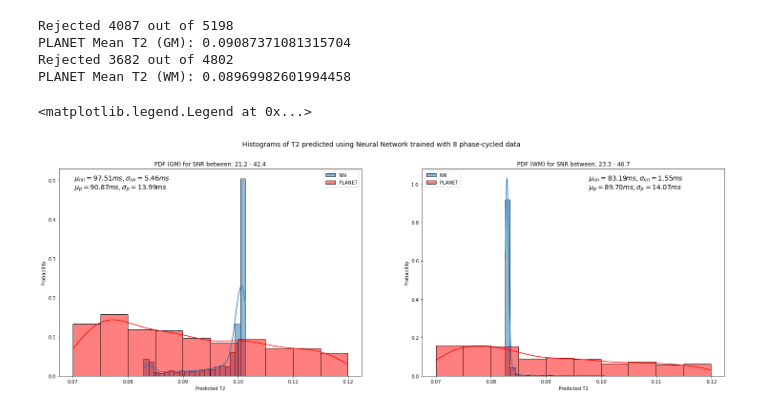
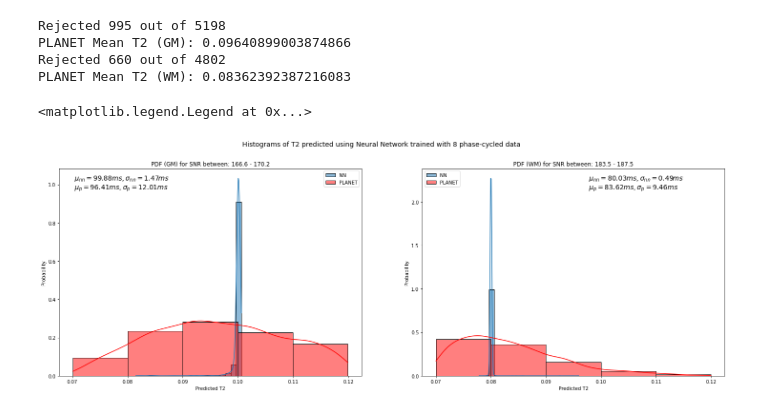
Before and after one commit to yv17/MRI-Deep-Learning, a Jupyter notebook: voxel_reg.ipynb, the cells around one changed output. Drawn from its saved outputs; the diff is of its cells as text; code cells hidden in the pictures.

```diff
--- a/voxel_reg.ipynb
+++ b/voxel_reg.ipynb
@@ -51,10 +52,11 @@ def monte_carlo(data):
         pcs = np.linspace(0, 2*np.pi, npcs, endpoint=False)
         count = 0
         for i in range(len(data)):
-            _, a, temp = planet(data[i,:], alpha=alpha, TR=TR, T1_guess=2, pcs=pcs, compute_df=False)
-
+            #_, _, temp ,_ = planet(data[i,:], alpha=alpha, TR=TR, T1_guess=2, pcs=pcs, compute_df=False)
+            _, _, temp ,_ = planet(data[i,:], alpha=alpha, TR=TR, T1_guess=2, pcs=pcs, mask=None, pc_axis=0, ret_all=False)
+            if temp > 0.07 and temp < 0.12:
             #if a > 0 and a < 1:
-            if a > 0 and a < 1 and temp > 0.07 and temp < 0.12:
+            #if a > 0 and a < 1 and temp > 0.07 and temp < 0.12:
                 predicted_t2.append(temp)
             else:
                 count = count+1
@@ -166,17 +168,19 @@ gm_test, wm_test = split_t2_tissues(voxel_test)
 new_gm_test, new_wm_test = split_t2_tissues(new_voxel_test)
 # %%
 # PLANET : Monte Carlo
+#mean_gm_t2_p, std_gm_t2_p, gm_pdf_p = monte_carlo(gm_test)
 mean_gm_t2_p, std_gm_t2_p, gm_pdf_p, count_failed_gm = monte_carlo(gm_test)
 print('Rejected %d out of %d' %(count_failed_gm,len(gm_test)))
 print('PLANET Mean T2 (GM):', mean_gm_t2_p)
+#mean_wm_t2_p, std_wm_t2_p, wm_pdf_p = monte_carlo(wm_test)
 mean_wm_t2_p, std_wm_t2_p, wm_pdf_p, count_failed_wm = monte_carlo(wm_test)
 print('Rejected %d out of %d' %(count_failed_wm,len(wm_test)))
 print('PLANET Mean T2 (WM):', mean_wm_t2_p)
 # %% [output]
-Rejected 4087 out of 5198
-PLANET Mean T2 (GM): 0.09087371081315704
-Rejected 3682 out of 4802
-PLANET Mean T2 (WM): 0.08969982601994458
+Rejected 995 out of 5198
+PLANET Mean T2 (GM): 0.09640899003874866
+Rejected 660 out of 4802
+PLANET Mean T2 (WM): 0.08362392387216083
 # %%
 # Neural network : Monte Carlo
 mean_gm_t2, std_gm_t2, gm_pdf = monte_carlo(new_gm_test)
@@ -188,32 +192,32 @@ snr_data = np.load('snr_data.npy')
 s = '\n'
 gm_str = s.join(['$\mu_{nn} = %.2f ms, \sigma_{nn} = %.2f ms$'%(mean_gm_t2*1000,std_gm_t2*1000), '$\mu_{p}  = %.2f ms, \sigma_{p}  = %.2f ms$'%(mean_gm_t2_p*1000,std_gm_t2_p*1000)])
 wm_str = s.join(['$\mu_{nn} = %.2f ms, \sigma_{nn}  = %.2f ms$'%(mean_wm_t2*1000,std_wm_t2*1000), '$\mu_{p}  = %.2f ms, \sigma_{p}  = %.2f ms$'%(mean_wm_t2_p*1000,std_wm_t2_p*1000)])
 textbox_height = 0.9
 textbox_width  = 0.55
 fs = 14
 bins = 20
-bins_p = 10
+bins_p = 5
 
 # Plotting of histograms
 fig, (ax1, ax2) = plt.subplots(1, 2, figsize=(25, 8))
 fig.suptitle('Histograms of T2 predicted using Neural Network trained with 8 phase-cycled data',fontsize=14)
 
 # GM
 sns.histplot(data=gm_pdf, bins=bins, stat='probability', legend=False, label='NN', kde=True, ax=ax1)
 sns.histplot(data=gm_pdf_p, bins=bins_p, stat='probability', legend=False, kde=True, label='PLANET',color='r', ax=ax1)
 ax1.set_title('PDF (GM) for SNR between: %.1f - %.1f'%(snr_data[0],snr_data[1]))
 ax1.text(textbox_width-0.5, textbox_height,gm_str,fontsize=fs,transform=ax1.transAxes)
 ax1.set_xlabel('Predicted T2')
 ax1.set_ylabel('Probability')
 ax1.legend()
 # WM
 sns.histplot(data=wm_pdf, bins=bins, stat='probability', legend=False, label='NN', kde=True, ax=ax2)
 sns.histplot(data=wm_pdf_p, bins=bins_p, stat='probability', legend=False, kde=True, label='PLANET',color='r', ax=ax2)
 ax2.set_title('PDF (WM) for SNR between: %.1f - %.1f'%(snr_data[2],snr_data[3]))
 ax2.text(textbox_width, textbox_height,wm_str,fontsize=fs,transform=ax2.transAxes)
 ax2.set_xlabel('Predicted T2')
 ax2.set_ylabel('Probability')
 ax2.legend(loc='upper left')
 # %% [output]
 <matplotlib.legend.Legend at 0x...>
-[figure, old version]
+[figure, new version]
```
Also changed, not shown: parts of 5 cells of this notebook, 8 other files.
